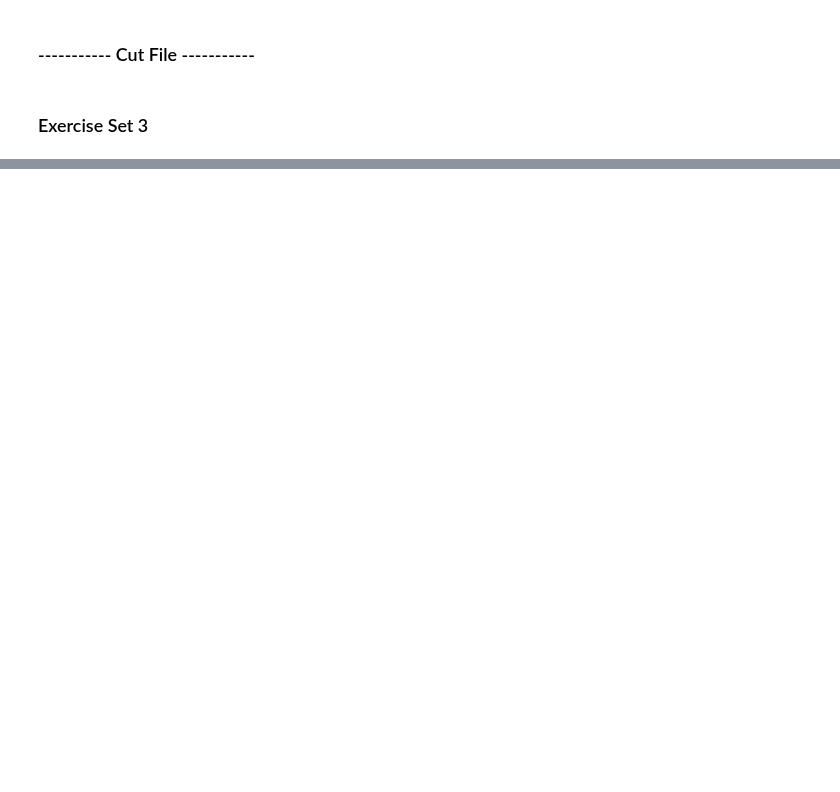
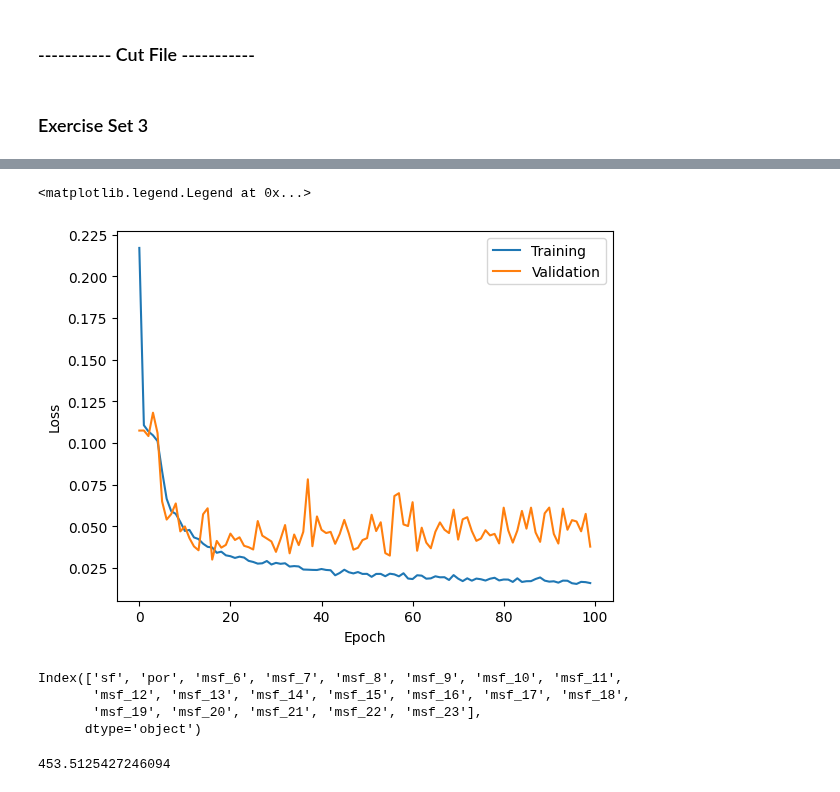
Before and after one commit to AdamBedel/ners590, a Jupyter notebook: labs/lab8/abedel_lab8.ipynb, the cells around one changed output, grey strips where cells are left out. Drawn from its saved outputs; the diff is of its cells as text; code cells hidden in the pictures; blank space fills up the shorter version.

```diff
--- a/labs/lab8/abedel_lab8.ipynb
+++ b/labs/lab8/abedel_lab8.ipynb
@@ -219,0 +306,25 @@ for model in ["Lasso", "DT", "RF", "KN", "FNN"]:
+# %%
+train_err=history.history['mean_absolute_error']
+val_err=history.history['val_mean_absolute_error']
+plt.figure()
+plt.plot(train_err, label='Training')
+plt.plot(val_err, label='Validation')
+plt.xlabel('Epoch')
+plt.ylabel('Loss')
+plt.legend()
+# %% [output]
+<matplotlib.legend.Legend at 0x...>
+[figure, added]
+# %%
+print(xdf.columns)
+pred_0 = model.predict(Xtrain)
+#baseline = mean_absolute_error(Ytrain, Xtrain)
+for feature in xdf.columns:
+    xdf.loc[:,feature] = np.random.uniform(0, 1, xdf.loc[:,feature].size)
+ydf.loc[0,'TE_4_t4000']
+# %% [output]
+Index(['sf', 'por', 'msf_6', 'msf_7', 'msf_8', 'msf_9', 'msf_10', 'msf_11',
+       'msf_12', 'msf_13', 'msf_14', 'msf_15', 'msf_16', 'msf_17', 'msf_18',
+       'msf_19', 'msf_20', 'msf_21', 'msf_22', 'msf_23'],
+      dtype='object')
+453.5125427246094
```
Also changed, not shown: parts of 4 cells of this notebook, 1 other file.
